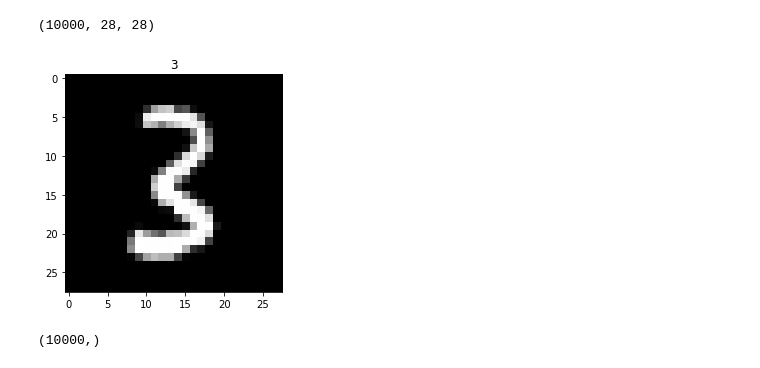
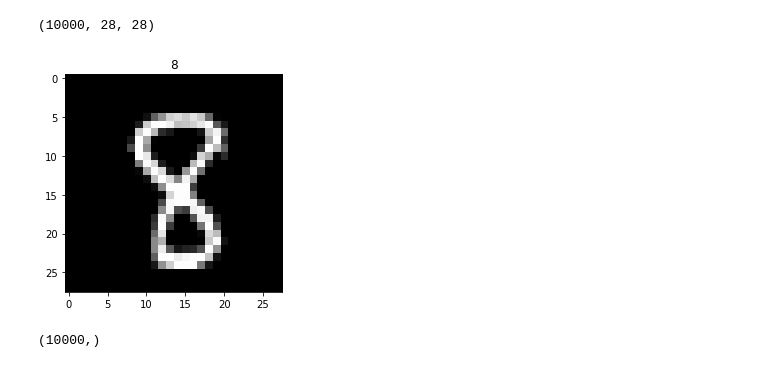
Before and after one commit to pua2/sapflow, a Jupyter notebook: fastai/courses/ml1/lesson4-mnist_sgd.ipynb, the cells around one changed output. Drawn from its saved outputs; the diff is of its cells as text; code cells hidden in the pictures.

```diff
--- a/fastai/courses/ml1/lesson4-mnist_sgd.ipynb
+++ b/fastai/courses/ml1/lesson4-mnist_sgd.ipynb
@@ -117,9 +117,9 @@ x_imgs = np.reshape(x_valid, (-1,28,28)); x_imgs.shape
 # %% [output]
 (10000, 28, 28)
 # %%
-show(x_imgs[0], y_valid[0])
+show(x_imgs[1], y_valid[1])
 # %% [output]
-[figure, old version]
+[figure, new version]
 # %%
 y_valid.shape
 # %% [output]
```
Also changed, not shown: parts of 4 cells of this notebook.
